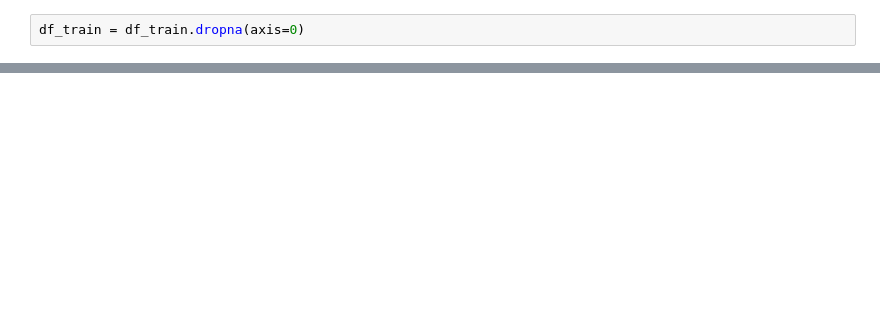
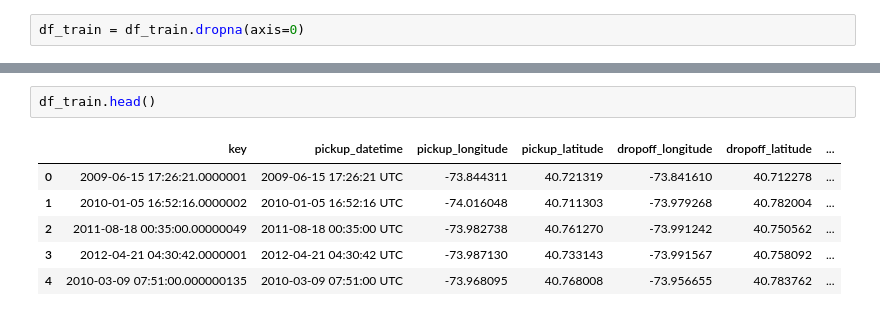
Before and after one commit to Jeothen/Kaggle, a Jupyter notebook: NYC_Taxi_Fare/Project.ipynb, the cells around one changed output, grey strips where cells are left out. Saved outputs shown, nothing was run; the diff lists cells and outputs as text; blank space fills up the shorter version.

```diff
--- a/NYC_Taxi_Fare/Project.ipynb
+++ b/NYC_Taxi_Fare/Project.ipynb
@@ -165,0 +220,9 @@ df_train = df_train.dropna(axis=0)
+# %%
+df_train.head()
+# %% [output]
+|  | key | pickup_datetime | pickup_longitude | pickup_latitude | dropoff_longitude | dropoff_latitude | ... |
+| 0 | 2009-06-15 17:26:21.0000001 | 2009-06-15 17:26:21 UTC | -73.844311 | 40.721319 | -73.841610 | 40.712278 | ... |
+| 1 | 2010-01-05 16:52:16.0000002 | 2010-01-05 16:52:16 UTC | -74.016048 | 40.711303 | -73.979268 | 40.782004 | ... |
+| 2 | 2011-08-18 00:35:00.00000049 | 2011-08-18 00:35:00 UTC | -73.982738 | 40.761270 | -73.991242 | 40.750562 | ... |
+| 3 | 2012-04-21 04:30:42.0000001 | 2012-04-21 04:30:42 UTC | -73.987130 | 40.733143 | -73.991567 | 40.758092 | ... |
+| 4 | 2010-03-09 07:51:00.000000135 | 2010-03-09 07:51:00 UTC | -73.968095 | 40.768008 | -73.956655 | 40.783762 | ... |
```
Also changed, not shown: parts of 13 cells of this notebook.
